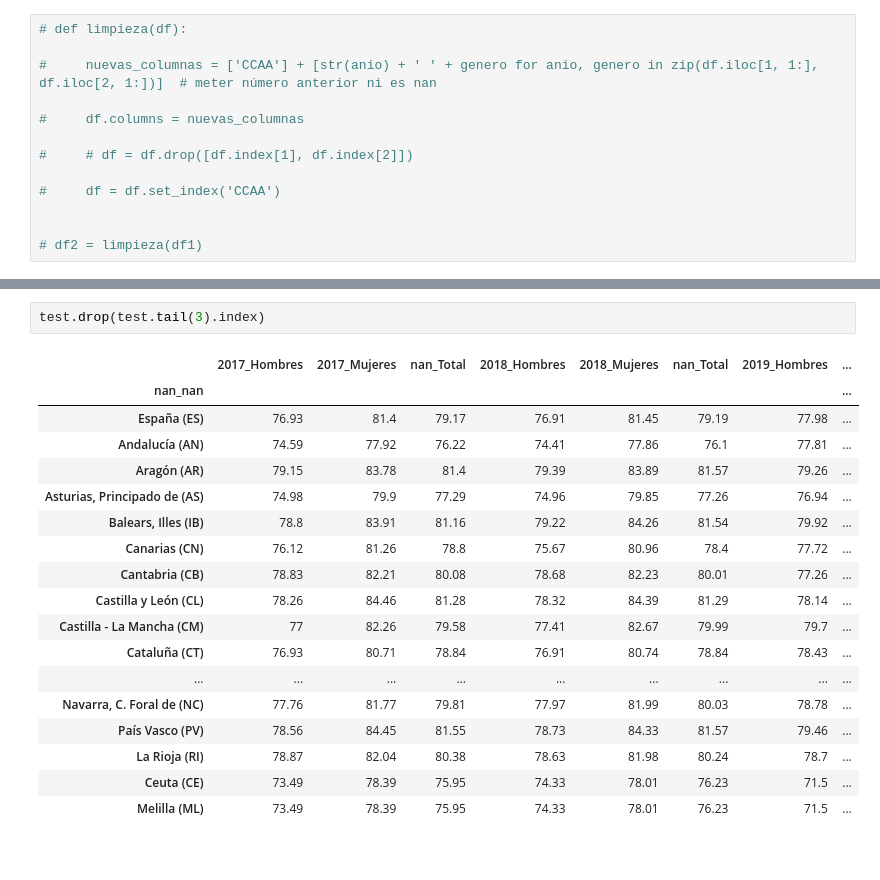
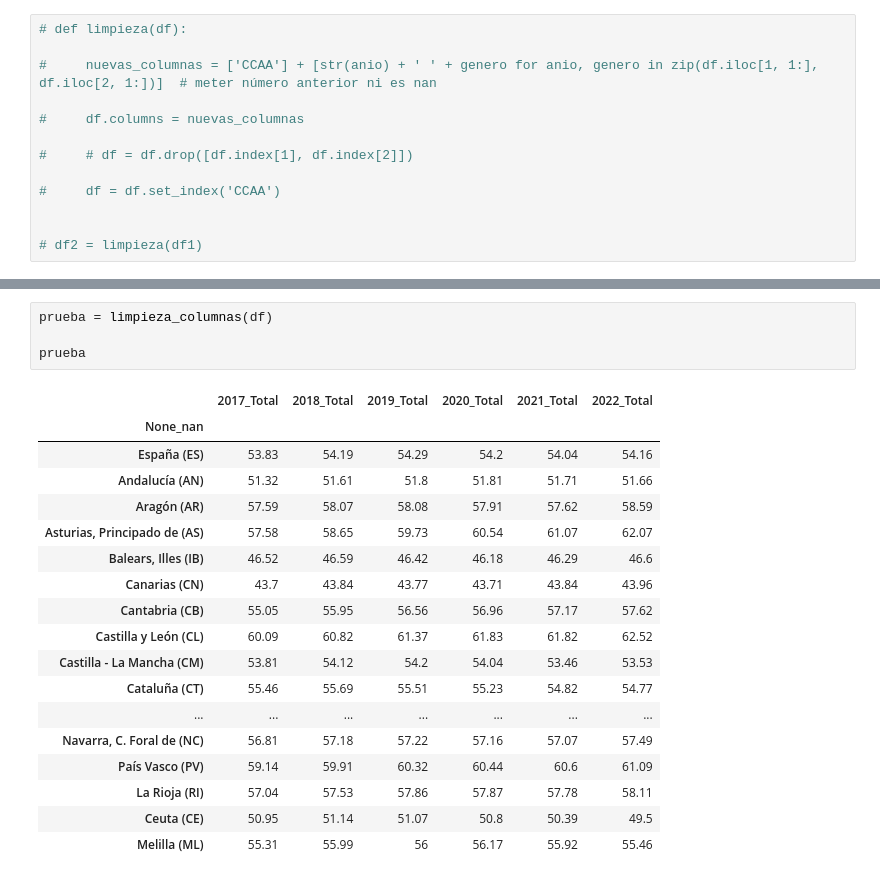
Before and after one commit to ClaraGallardo/Final-Proyect, a Jupyter notebook: notebook/Limpieza.ipynb, the cells around one changed output, grey strips where cells are left out. Saved outputs shown, nothing was run; the diff lists cells and outputs as text.

```diff
--- a/notebook/Limpieza.ipynb
+++ b/notebook/Limpieza.ipynb
@@ -177,21 +182,23 @@ test
-# %%
-test.drop(test.tail(3).index)
-# %% [output]
-|  | 2017_Hombres | 2017_Mujeres | nan_Total | 2018_Hombres | 2018_Mujeres | nan_Total | 2019_Hombres | ... |
-| nan_nan |  |  |  |  |  |  |  | ... |
-| España (ES) | 76.93 | 81.4 | 79.17 | 76.91 | 81.45 | 79.19 | 77.98 | ... |
-| Andalucía (AN) | 74.59 | 77.92 | 76.22 | 74.41 | 77.86 | 76.1 | 77.81 | ... |
-| Aragón (AR) | 79.15 | 83.78 | 81.4 | 79.39 | 83.89 | 81.57 | 79.26 | ... |
-| Asturias, Principado de (AS) | 74.98 | 79.9 | 77.29 | 74.96 | 79.85 | 77.26 | 76.94 | ... |
-| Balears, Illes (IB) | 78.8 | 83.91 | 81.16 | 79.22 | 84.26 | 81.54 | 79.92 | ... |
-| Canarias (CN) | 76.12 | 81.26 | 78.8 | 75.67 | 80.96 | 78.4 | 77.72 | ... |
-| Cantabria (CB) | 78.83 | 82.21 | 80.08 | 78.68 | 82.23 | 80.01 | 77.26 | ... |
-| Castilla y León (CL) | 78.26 | 84.46 | 81.28 | 78.32 | 84.39 | 81.29 | 78.14 | ... |
-| Castilla - La Mancha (CM) | 77 | 82.26 | 79.58 | 77.41 | 82.67 | 79.99 | 79.7 | ... |
-| Cataluña (CT) | 76.93 | 80.71 | 78.84 | 76.91 | 80.74 | 78.84 | 78.43 | ... |
-| ... | ... | ... | ... | ... | ... | ... | ... | ... |
-| Navarra, C. Foral de (NC) | 77.76 | 81.77 | 79.81 | 77.97 | 81.99 | 80.03 | 78.78 | ... |
-| País Vasco (PV) | 78.56 | 84.45 | 81.55 | 78.73 | 84.33 | 81.57 | 79.46 | ... |
-| La Rioja (RI) | 78.87 | 82.04 | 80.38 | 78.63 | 81.98 | 80.24 | 78.7 | ... |
-| Ceuta (CE) | 73.49 | 78.39 | 75.95 | 74.33 | 78.01 | 76.23 | 71.5 | ... |
-| Melilla (ML) | 73.49 | 78.39 | 75.95 | 74.33 | 78.01 | 76.23 | 71.5 | ... |
+# %%
+prueba = limpieza_columnas(df)
+
+prueba
+# %% [output]
+|  | 2017_Total | 2018_Total | 2019_Total | 2020_Total | 2021_Total | 2022_Total |
+| None_nan |  |  |  |  |  |  |
+| España (ES) | 53.83 | 54.19 | 54.29 | 54.2 | 54.04 | 54.16 |
+| Andalucía (AN) | 51.32 | 51.61 | 51.8 | 51.81 | 51.71 | 51.66 |
+| Aragón (AR) | 57.59 | 58.07 | 58.08 | 57.91 | 57.62 | 58.59 |
+| Asturias, Principado de (AS) | 57.58 | 58.65 | 59.73 | 60.54 | 61.07 | 62.07 |
+| Balears, Illes (IB) | 46.52 | 46.59 | 46.42 | 46.18 | 46.29 | 46.6 |
+| Canarias (CN) | 43.7 | 43.84 | 43.77 | 43.71 | 43.84 | 43.96 |
+| Cantabria (CB) | 55.05 | 55.95 | 56.56 | 56.96 | 57.17 | 57.62 |
+| Castilla y León (CL) | 60.09 | 60.82 | 61.37 | 61.83 | 61.82 | 62.52 |
+| Castilla - La Mancha (CM) | 53.81 | 54.12 | 54.2 | 54.04 | 53.46 | 53.53 |
+| Cataluña (CT) | 55.46 | 55.69 | 55.51 | 55.23 | 54.82 | 54.77 |
+| ... | ... | ... | ... | ... | ... | ... |
+| Navarra, C. Foral de (NC) | 56.81 | 57.18 | 57.22 | 57.16 | 57.07 | 57.49 |
+| País Vasco (PV) | 59.14 | 59.91 | 60.32 | 60.44 | 60.6 | 61.09 |
+| La Rioja (RI) | 57.04 | 57.53 | 57.86 | 57.87 | 57.78 | 58.11 |
+| Ceuta (CE) | 50.95 | 51.14 | 51.07 | 50.8 | 50.39 | 49.5 |
+| Melilla (ML) | 55.31 | 55.99 | 56 | 56.17 | 55.92 | 55.46 |
```
Also changed, not shown: parts of 1 cell of this notebook.
